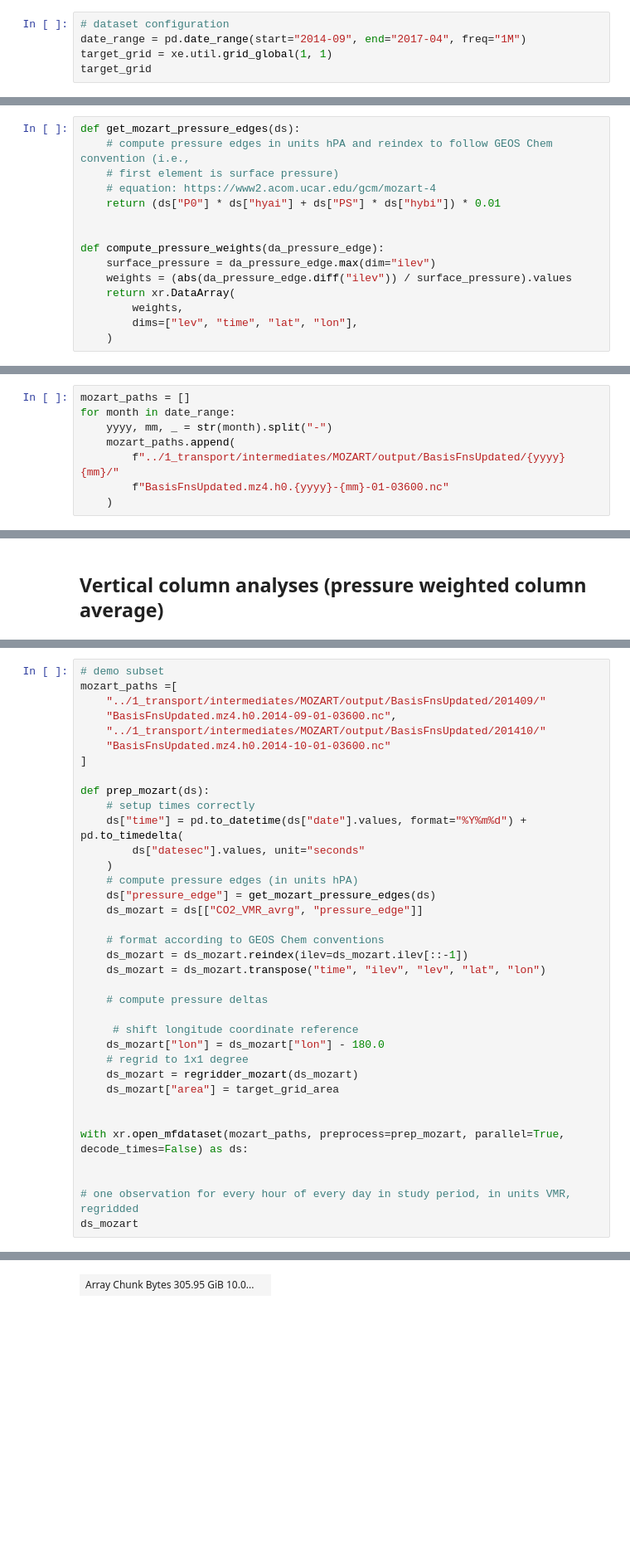
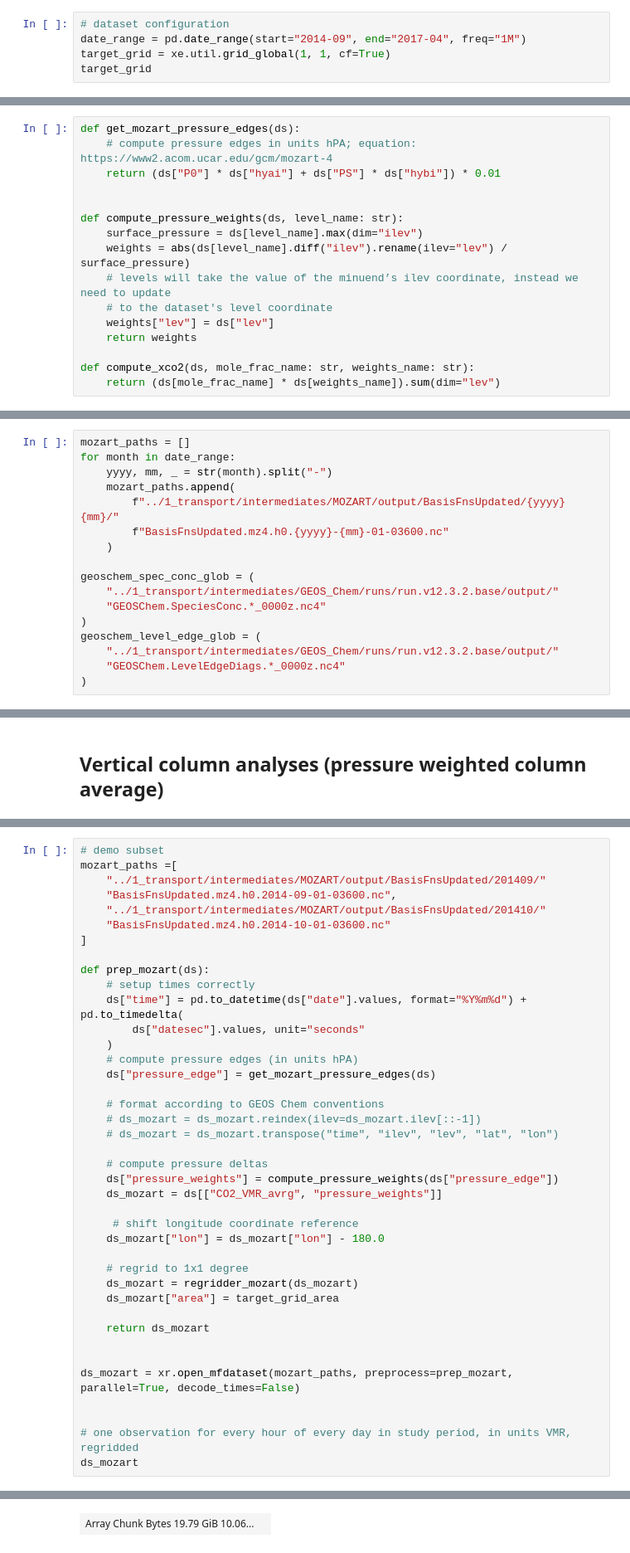
Before and after one commit to joshhjacobson/wombat-paper, a Jupyter notebook: validation/output_validation.ipynb, the cells around one changed output, grey strips where cells are left out. Shown at 83% size. Drawn from its saved outputs; the diff is of its cells as text; blank space fills up the shorter version.

```diff
--- a/validation/output_validation.ipynb
+++ b/validation/output_validation.ipynb
@@ -49,7 +47,7 @@ Attributes:
 # %%
 # dataset configuration
 date_range = pd.date_range(start="2014-09", end="2017-04", freq="1M")
-target_grid = xe.util.grid_global(1, 1)
+target_grid = xe.util.grid_global(1, 1, cf=True)
 target_grid
 # %% [output]
 <xarray.Dataset>
@@ -65,18 +62,19 @@ Data variables:
 # %%
 def get_mozart_pressure_edges(ds):
-    # compute pressure edges in units hPA and reindex to follow GEOS Chem convention (i.e.,
-    # first element is surface pressure)
-    # equation: https://www2.acom.ucar.edu/gcm/mozart-4
+    # compute pressure edges in units hPA; equation: https://www2.acom.ucar.edu/gcm/mozart-4
     return (ds["P0"] * ds["hyai"] + ds["PS"] * ds["hybi"]) * 0.01
 
 
-def compute_pressure_weights(da_pressure_edge):
-    surface_pressure = da_pressure_edge.max(dim="ilev")
-    weights = (abs(da_pressure_edge.diff("ilev")) / surface_pressure).values
-    return xr.DataArray(
-        weights,
-        dims=["lev", "time", "lat", "lon"],
-    )
+def compute_pressure_weights(ds, level_name: str):
+    surface_pressure = ds[level_name].max(dim="ilev")
+    weights = abs(ds[level_name].diff("ilev").rename(ilev="lev") / surface_pressure)
+    # levels will take the value of the minuend’s ilev coordinate, instead we need to update
+    # to the dataset's level coordinate
+    weights["lev"] = ds["lev"]
+    return weights
+
+def compute_xco2(ds, mole_frac_name: str, weights_name: str):
+    return (ds[mole_frac_name] * ds[weights_name]).sum(dim="lev")
 # %% [markdown]
 ## Compute pressure weighted average at first timestep for both models and map the difference
 # %%
@@ -134,3 +185,12 @@ for month in date_range:
         f"../1_transport/intermediates/MOZART/output/BasisFnsUpdated/{yyyy}{mm}/"
         f"BasisFnsUpdated.mz4.h0.{yyyy}-{mm}-01-03600.nc"
     )
+
+geoschem_spec_conc_glob = (
+    "../1_transport/intermediates/GEOS_Chem/runs/run.v12.3.2.base/output/"
+    "GEOSChem.SpeciesConc.*_0000z.nc4"
+)
+geoschem_level_edge_glob = (
+    "../1_transport/intermediates/GEOS_Chem/runs/run.v12.3.2.base/output/"
+    "GEOSChem.LevelEdgeDiags.*_0000z.nc4"
+)
@@ -180,22 +339,26 @@ def prep_mozart(ds):
     )
     # compute pressure edges (in units hPA)
     ds["pressure_edge"] = get_mozart_pressure_edges(ds)
-    ds_mozart = ds[["CO2_VMR_avrg", "pressure_edge"]]
 
     # format according to GEOS Chem conventions
-    ds_mozart = ds_mozart.reindex(ilev=ds_mozart.ilev[::-1])
-    ds_mozart = ds_mozart.transpose("time", "ilev", "lev", "lat", "lon")
+    # ds_mozart = ds_mozart.reindex(ilev=ds_mozart.ilev[::-1])
+    # ds_mozart = ds_mozart.transpose("time", "ilev", "lev", "lat", "lon")
 
     # compute pressure deltas
+    ds["pressure_weights"] = compute_pressure_weights(ds["pressure_edge"])
+    ds_mozart = ds[["CO2_VMR_avrg", "pressure_weights"]]
 
      # shift longitude coordinate reference
     ds_mozart["lon"] = ds_mozart["lon"] - 180.0
+
     # regrid to 1x1 degree
     ds_mozart = regridder_mozart(ds_mozart)
     ds_mozart["area"] = target_grid_area
 
+    return ds_mozart
 
-with xr.open_mfdataset(mozart_paths, preprocess=prep_mozart, parallel=True, decode_times=False) as ds:
+
+ds_mozart = xr.open_mfdataset(mozart_paths, preprocess=prep_mozart, parallel=True, decode_times=False)
 
 
 # one observation for every hour of every day in study period, in units VMR, regridded
@@ -219,4 +382,4 @@ CO2_VMR_avrg
 float32
 dask.array<chunksize=(720, 56, 180, 360), meta=np.ndarray>
-| Array Chunk Bytes 305.95 GiB 10.0... |  |
+| Array Chunk Bytes 19.79 GiB 10.06... |  |
 pressure_edge
```
Also changed, not shown: parts of 12 cells of this notebook, 2 other files.
